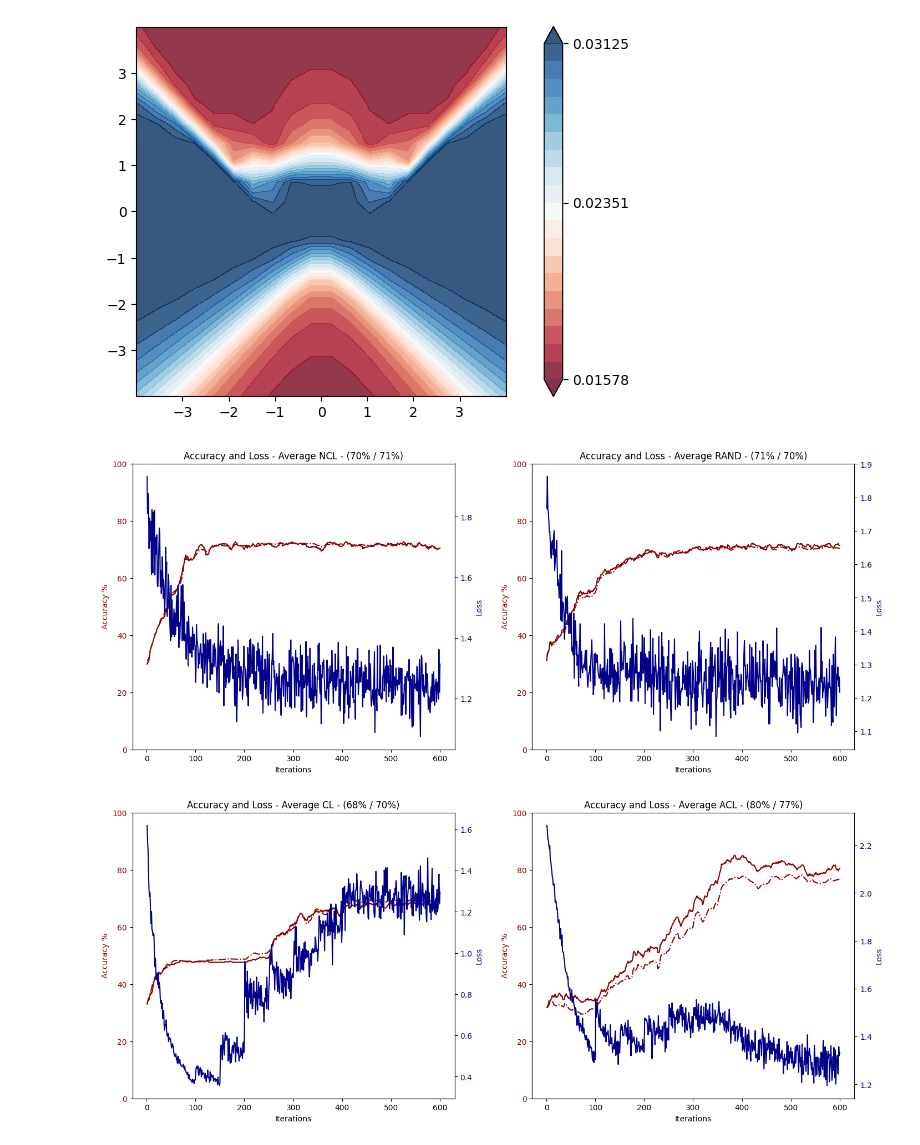
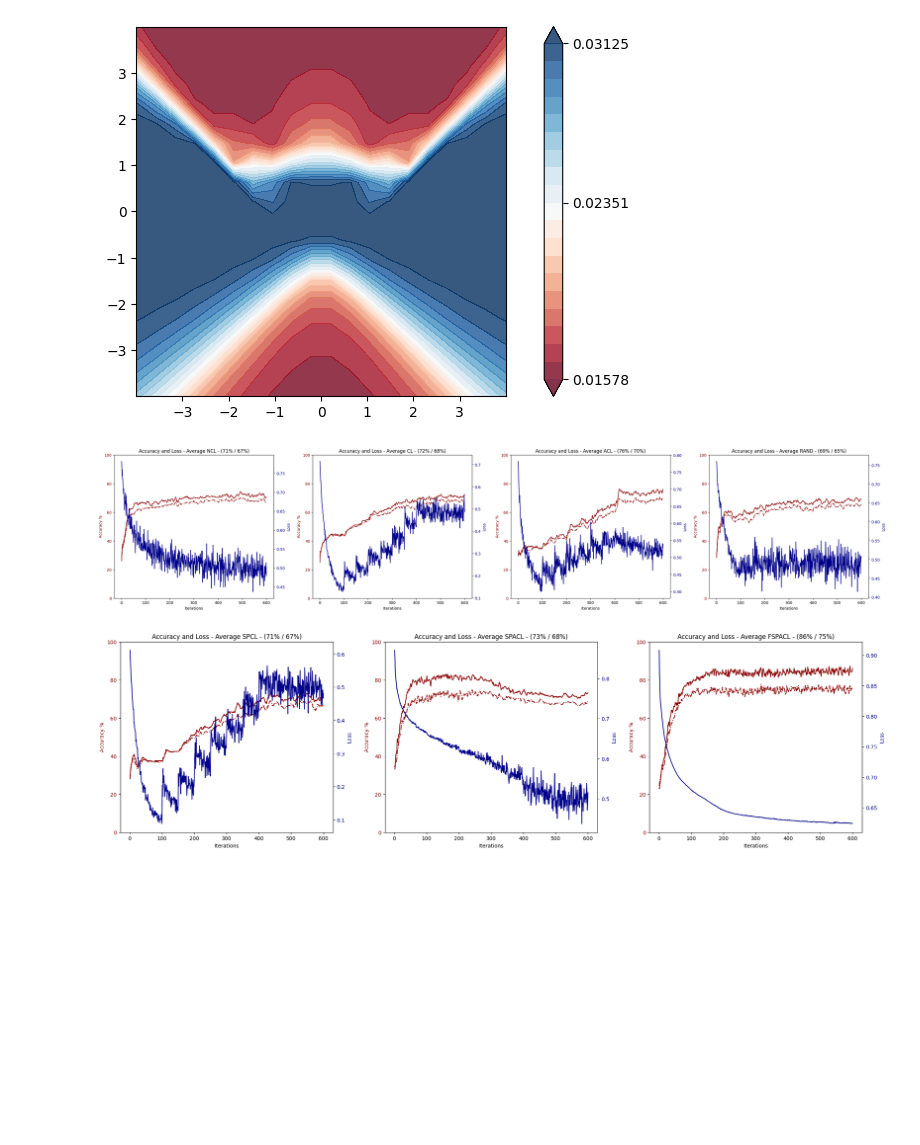
Before and after one commit to erikrecio/qurriculum_learning, a Jupyter notebook: Phase Recognition/main_penny5-jaxopt.ipynb, the cells around one changed output. Cells and saved outputs as stored; diff of their text form; code cells hidden in the pictures; blank space fills up the shorter version.

Commit message:
plots

```diff
--- a/Phase Recognition/main_penny5-jaxopt.ipynb
+++ b/Phase Recognition/main_penny5-jaxopt.ipynb
@@ -1434,15 +1434,16 @@ file_name = "NCL"
 only_train = False
 plots_sorted_points(nqubits, num_iters, num_runs, time_now, file_name, only_train)
 # %%
-from matplotlib.gridspec import GridSpec
+# from matplotlib.gridspec import GridSpec
 
-nqubits = 8
-num_iters = 600
-num_runs = 10
-time_now = "2024-04-25 14-14-42"
+# nqubits = 8
+# num_iters = 600
+# num_runs = 10
+time_now = "2024-05-20 11-20-27"
 
+# [["NCL", "CL", "ACL", "RAND"], ["SPCL", "SPACL", "FSPACL"]]
 # arr_file_names = [["NCL","CL","ACL"], ["SPCL","SPACL"], ["PCL", "PACL"]]
-arr_file_names = [["NCL", "RAND"], ["CL","ACL"]]
+arr_file_names = [["NCL", "CL", "ACL", "RAND"], ["SPCL", "SPACL", "FSPACL"]]
 
 for file_names in arr_file_names:
 
@@ -1474,35 +1475,35 @@ for file_names in arr_file_names:
                 losses = sum(all_runs_losses)/num_runs
                 acc_train = sum(all_runs_acc_train)/num_runs
                 acc_val = sum(all_runs_acc_val)/num_runs
 
                 iterations = range(1, num_iters+1)
 
                 color1 = 'darkred'
                 axis[i].set_xlabel('Iterations')
                 axis[i].set_ylabel('Accuracy %', color=color1)
                 axis[i].plot(iterations, acc_train, label="Training", color=color1)
                 axis[i].plot(iterations, acc_val, '-.', label="Validation", color=color1)
                 axis[i].tick_params(axis='y', labelcolor=color1)
                 axis[i].set_ylim(0,100)
 
                 ax2 = axis[i].twinx()  # instantiate a second axes that shares the same x-axis
 
                 color2 = 'darkblue'
                 ax2.set_ylabel('Loss', color=color2)  # we already handled the x-label with axis[0]
                 ax2.plot(iterations, losses, label="Loss", color=color2)
                 ax2.tick_params(axis='y', labelcolor=color2)
                 # ax2.set_ylim(bottom=0)
 
                 # fig.tight_layout()  # otherwise the right y-label is slightly clipped
                 # plt.legend()
                 axis[i].set_title(f"Accuracy and Loss - Average {file_name} - ({round(acc_train[num_iters-1])}% / {round(acc_val[num_iters-1])}%)")
 
                 i += 1
 
         plt.show()
 # %% [output]
-[figure, old version]
+[figure, new version]
-[figure, old version]
+[figure, new version]
 # %%
 from matplotlib import *
 import scienceplots
```
Also changed, not shown: parts of 2 cells of this notebook, 9 other files.
